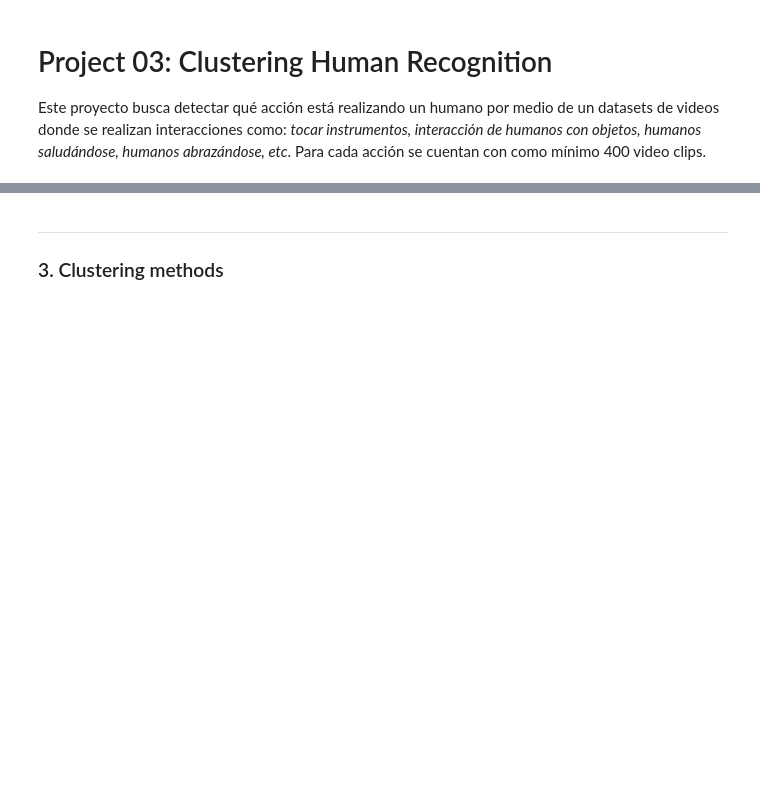
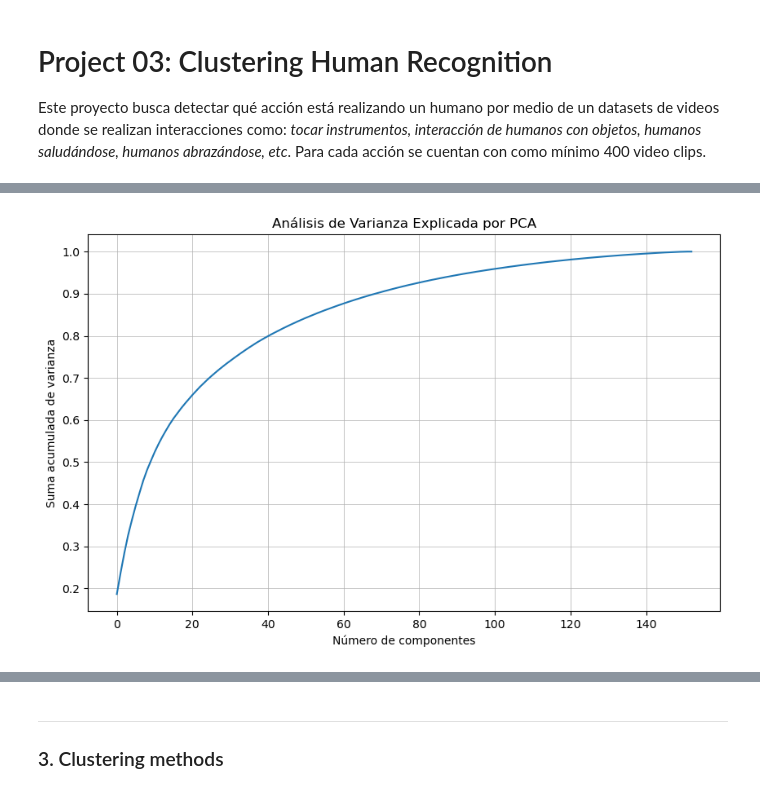
Before and after one commit to kaloslazo/ClusteringHumanRecognition, a Jupyter notebook: main.ipynb, the cells around one changed output, grey strips where cells are left out. Saved outputs shown, nothing was run; the diff lists cells and outputs as text; code cells hidden in the pictures; blank space fills up the shorter version.

```diff
--- a/main.ipynb
+++ b/main.ipynb
@@ -71,0 +123,12 @@ TODO
+# %%
+pca = PCA()
+pca.fit(video_features_stacked)
+
+plt.plot(np.cumsum(pca.explained_variance_ratio_))
+plt.xlabel('Número de componentes')
+plt.ylabel('Suma acumulada de varianza')
+plt.title('Análisis de Varianza Explicada por PCA')
+plt.grid(True)
+plt.show()
+# %% [output]
+[figure, added]
```
Also changed, not shown: parts of 17 cells of this notebook.
